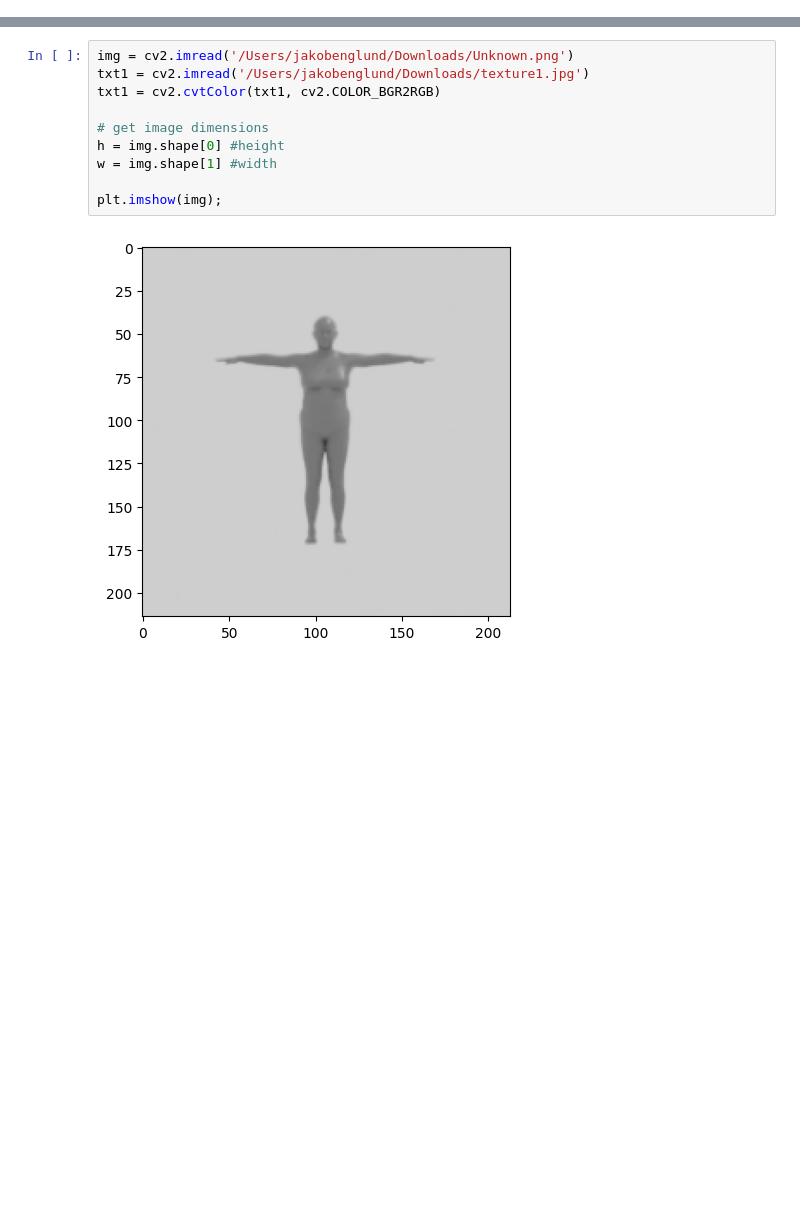
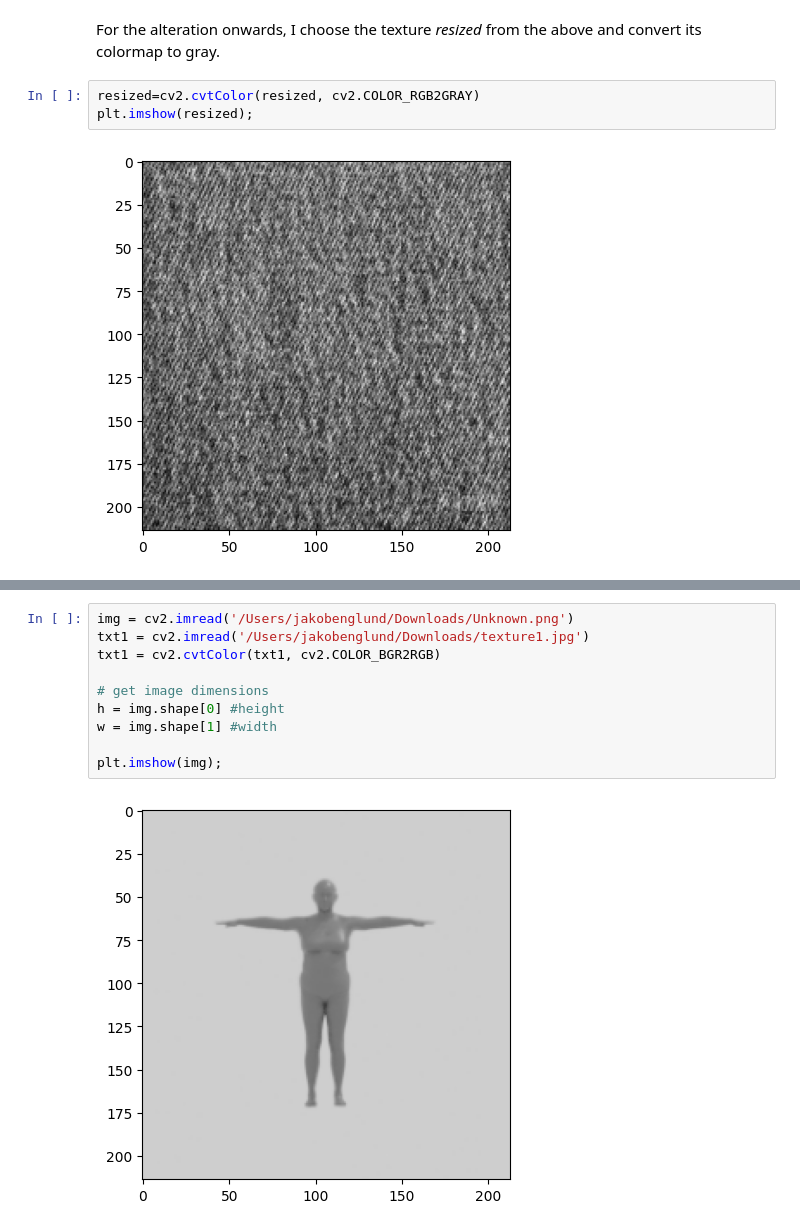
Before and after one commit to jakeng/Pattern2, a Jupyter notebook: Change foreground.ipynb, the cells around one changed output, grey strips where cells are left out. Drawn from its saved outputs; the diff is of its cells as text; blank space fills up the shorter version.

```diff
--- a/Change foreground.ipynb
+++ b/Change foreground.ipynb
@@ -4,0 +33,7 @@ from matplotlib import pyplot as plt
+# %% [markdown]
+For the alteration onwards, I choose the texture *resized* from the above and convert its colormap to gray.
+# %%
+resized=cv2.cvtColor(resized, cv2.COLOR_RGB2GRAY)
+plt.imshow(resized);
+# %% [output]
+[figure, added]
```
Also changed, not shown: parts of 16 cells of this notebook.
